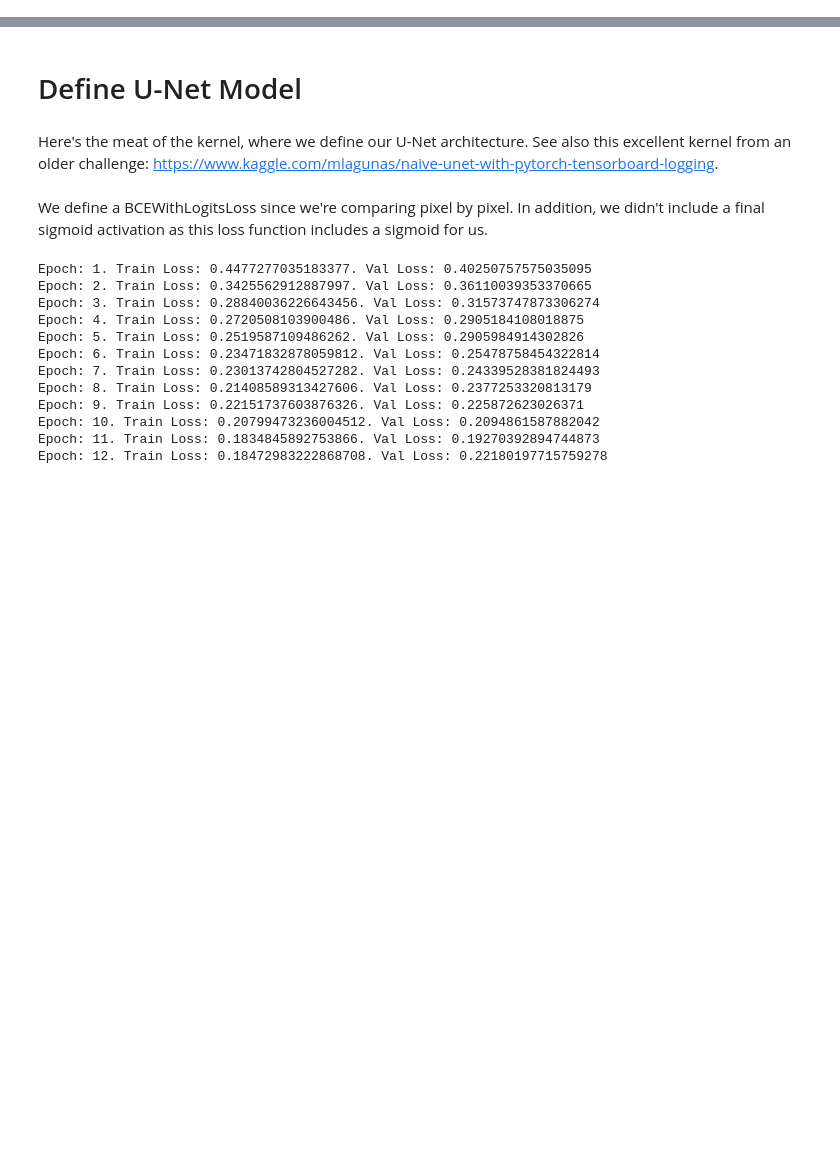
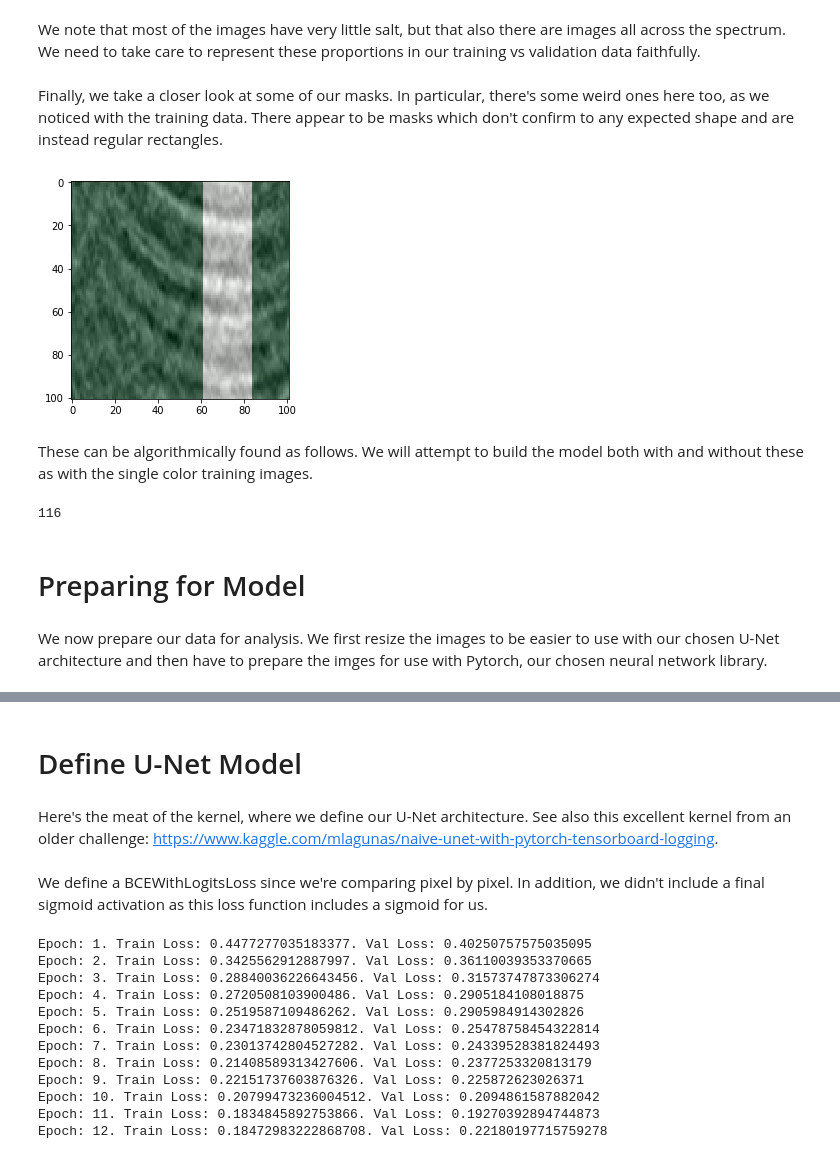
Before and after one commit to eistre91/thinkful-projects, a Jupyter notebook: TGS Salt Identification - Final Capstone.ipynb, the cells around one changed output, grey strips where cells are left out. Cells and saved outputs as stored; diff of their text form; code cells hidden in the pictures; blank space fills up the shorter version.

```diff
--- a/TGS Salt Identification - Final Capstone.ipynb
+++ b/TGS Salt Identification - Final Capstone.ipynb
@@ -144,0 +128,33 @@ You may need to tweak your batch_size based on how much memory you have on your
+# %% [markdown]
+We note that most of the images have very little salt, but that also there are images all across the spectrum. We need to take care to represent these proportions in our training vs validation data faithfully.
+# %% [markdown]
+Finally, we take a closer look at some of our masks. In particular, there's some weird ones here too, as we noticed with the training data. There appear to be masks which don't confirm to any expected shape and are instead regular rectangles.
+# %%
+imgtest = 'e6e3e58c43'
+
+img = imread('SaltID/train/images/' + imgtest + '.png')
+mask = imread('SaltID/train/masks/' + imgtest + '.png')
+
+plt.imshow(img, cmap="Greys")
+plt.imshow(mask, alpha=0.5, cmap="Greens");
+# %% [output]
+[figure, added]
+# %% [markdown]
+These can be algorithmically found as follows. We will attempt to build the model both with and without these as with the single color training images.
+# %%
+# https://www.kaggle.com/pestipeti/fake-incorrect-training-masks
+train_df['simple_mask'] = False
+for index, row in train_df.iterrows():
+    encoded_mask = row['rle_mask'].split(' ')
+    if len(encoded_mask) > 1 and len(encoded_mask) < 5 and \
+    int(encoded_mask[1]) % 101 == 0 and \
+    encoded_mask[1] != 101*101:
+        train_df.loc[index,'simple_mask'] = True
+susp_masks = train_df[(train_df['simple_mask'] == True)].index.values
+print(len(susp_masks))
+# %% [output]
+116
+# %% [markdown]
+# Preparing for Model
+# %% [markdown]
+We now prepare our data for analysis. We first resize the images to be easier to use with our chosen U-Net architecture and then have to prepare the imges for use with Pytorch, our chosen neural network library.
```
Also changed, not shown: parts of 55 cells of this notebook, 6 other files.
